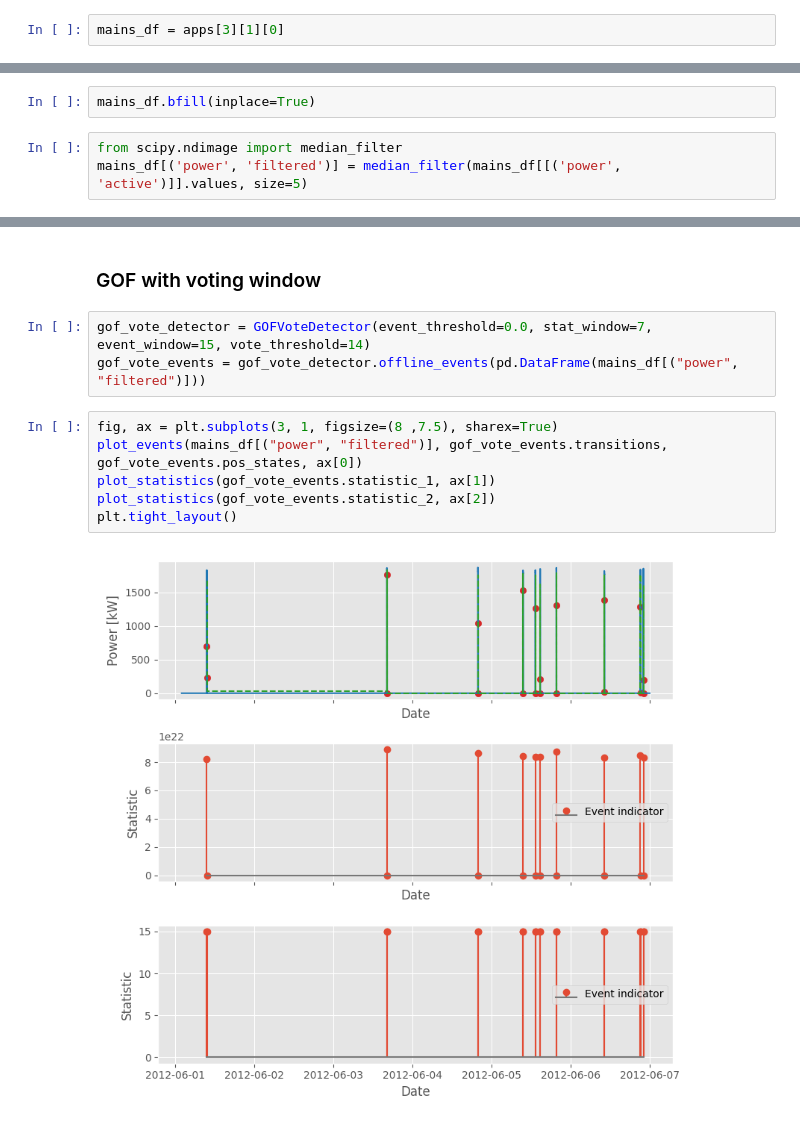
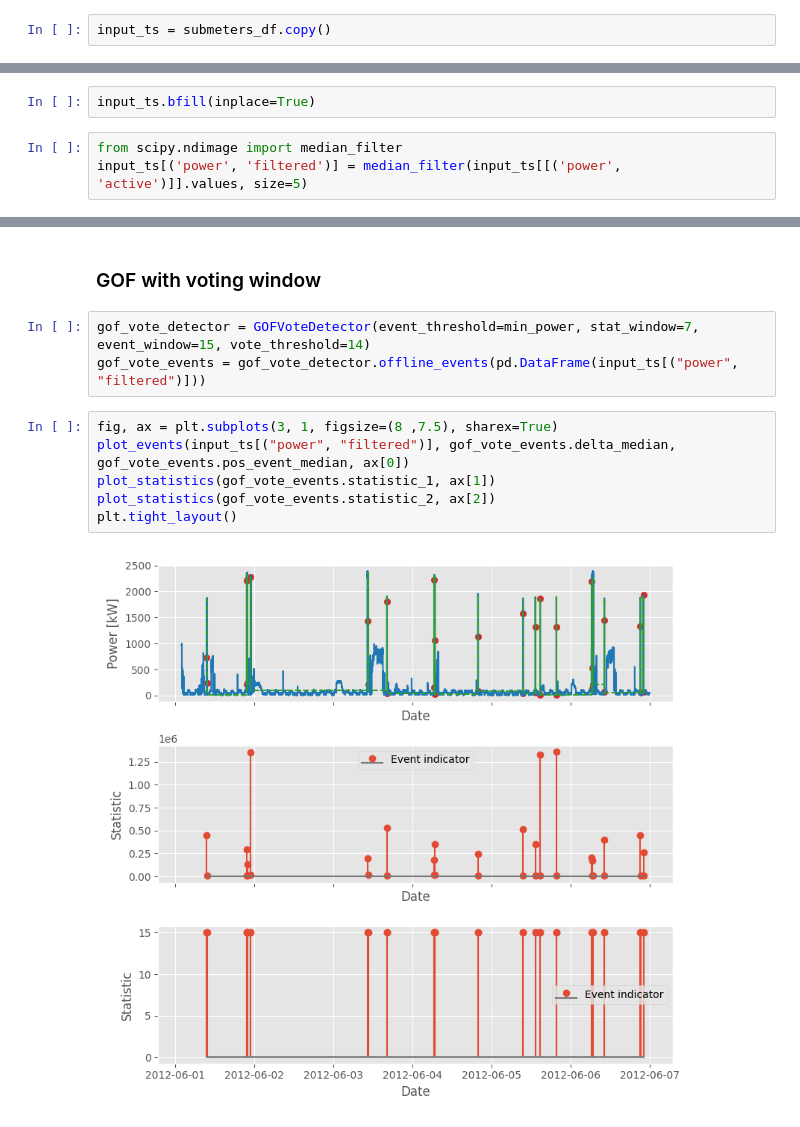
Before and after one commit to ejpalacios/event-detection-premises, a Jupyter notebook: notebooks/event_algorithms.ipynb, the cells around one changed output, grey strips where cells are left out. Cells and saved outputs as stored; diff of their text form.

```diff
--- a/notebooks/event_algorithms.ipynb
+++ b/notebooks/event_algorithms.ipynb
@@ -62,16 +66,16 @@ plt.tight_layout()
 # %% [markdown]
 ## Test event detection algorithms
 # %%
-mains_df = apps[3][1][0]
+input_ts = submeters_df.copy()
 # %%
 min_power = 1000.0
 # %% [markdown]
 ### Fill NaN and apply median filter to aggregated signal
 # %%
-mains_df.bfill(inplace=True)
+input_ts.bfill(inplace=True)
 # %%
 from scipy.ndimage import median_filter
-mains_df[('power', 'filtered')] = median_filter(mains_df[[('power', 'active')]].values, size=5)
+input_ts[('power', 'filtered')] = median_filter(input_ts[[('power', 'active')]].values, size=5)
 # %% [markdown]
 ### Hart Dectector
 # %%
@@ -148,13 +154,13 @@ plt.tight_layout()
 # %% [markdown]
 ### GOF with voting window
 # %%
-gof_vote_detector = GOFVoteDetector(event_threshold=0.0, stat_window=7, event_window=15, vote_threshold=14)
-gof_vote_events = gof_vote_detector.offline_events(pd.DataFrame(mains_df[("power", "filtered")]))
+gof_vote_detector = GOFVoteDetector(event_threshold=min_power, stat_window=7, event_window=15, vote_threshold=14)
+gof_vote_events = gof_vote_detector.offline_events(pd.DataFrame(input_ts[("power", "filtered")]))
 # %%
 fig, ax = plt.subplots(3, 1, figsize=(8 ,7.5), sharex=True)
-plot_events(mains_df[("power", "filtered")], gof_vote_events.transitions, gof_vote_events.pos_states, ax[0])
+plot_events(input_ts[("power", "filtered")], gof_vote_events.delta_median, gof_vote_events.pos_event_median, ax[0])
 plot_statistics(gof_vote_events.statistic_1, ax[1])
 plot_statistics(gof_vote_events.statistic_2, ax[2])
 plt.tight_layout()
 # %% [output]
-[figure, old version]
+[figure, new version]
```
Also changed, not shown: parts of 24 cells of this notebook, 1 other file.
